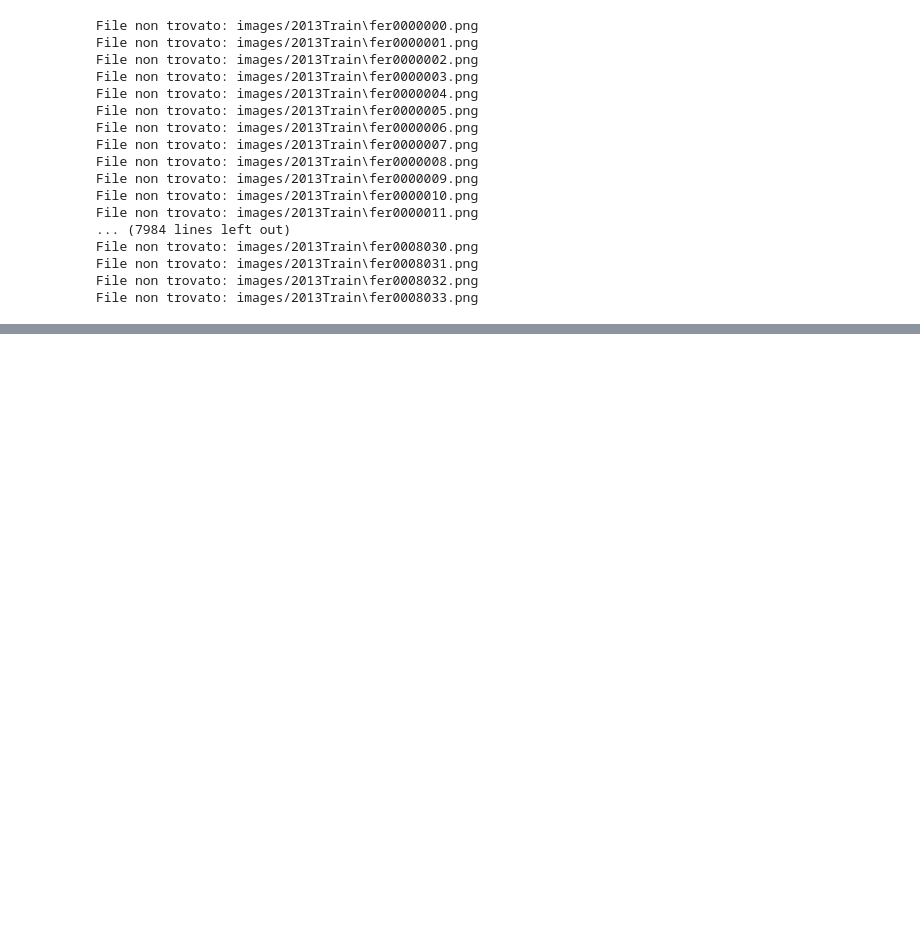
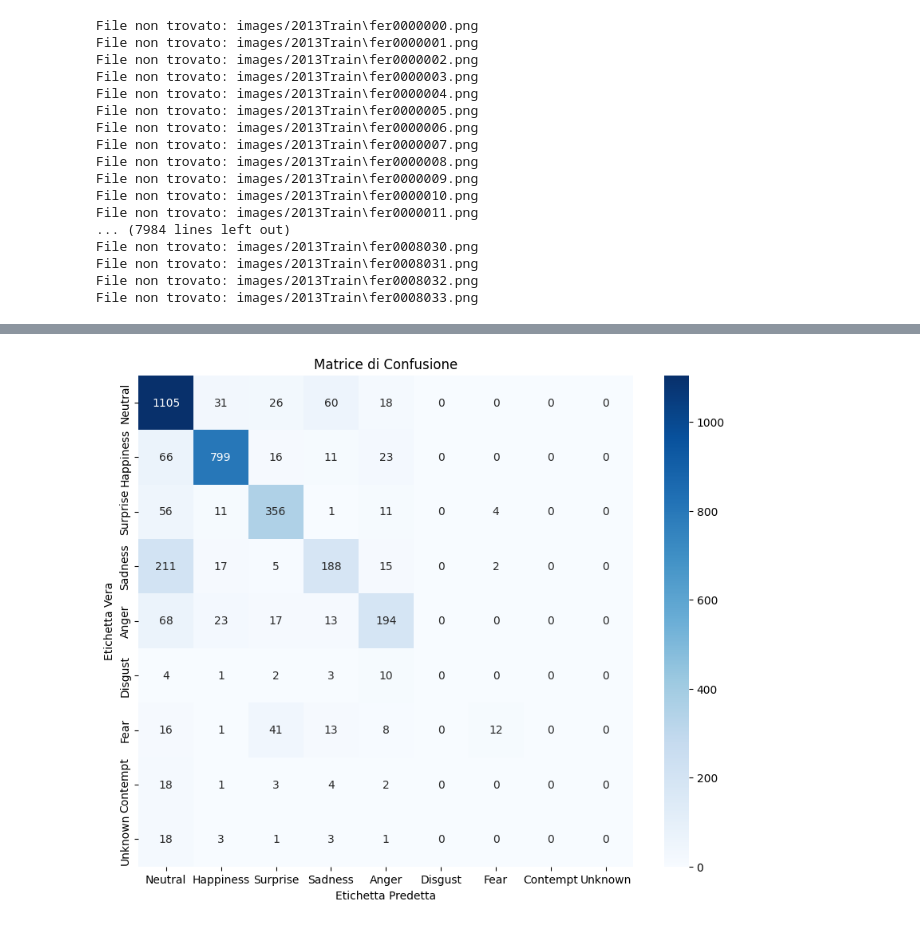
Before and after one commit to lemtiel93/progetto-crif, a Jupyter notebook: fer+/fer_plus.ipynb, the cells around one changed output, grey strips where cells are left out. Cells and saved outputs as stored; diff of their text form; code cells hidden in the pictures; blank space fills up the shorter version.

```diff
--- a/fer+/fer_plus.ipynb
+++ b/fer+/fer_plus.ipynb
@@ -226,0 +344,23 @@ Epoch 10/10
+# %%
+import numpy as np
+import matplotlib.pyplot as plt
+import seaborn as sns
+from sklearn.metrics import confusion_matrix, classification_report
+
+# Supponendo che tu abbia già queste variabili:
+# classi_predette = np.argmax(prediction, axis=1)
+# classi_vere = np.argmax(y_test, axis=1)
+# class_names = ['Neutral', 'Happiness', 'Surprise', 'Sadness', 'Anger', 'Disgust', 'Fear', 'Contempt', 'Unknown']
+
+# Calcola la matrice di confusione
+cm = confusion_matrix(classi_vere, classi_predette)
+# %%
+# Visualizza la matrice di confusione
+plt.figure(figsize=(10, 8))
+sns.heatmap(cm, annot=True, fmt='d', xticklabels=class_names, yticklabels=class_names, cmap='Blues')
+plt.xlabel('Etichetta Predetta')
+plt.ylabel('Etichetta Vera')
+plt.title('Matrice di Confusione')
+plt.show()
+# %% [output]
+[figure, added]
```
Also changed, not shown: parts of 14 cells of this notebook, 5 other files.
